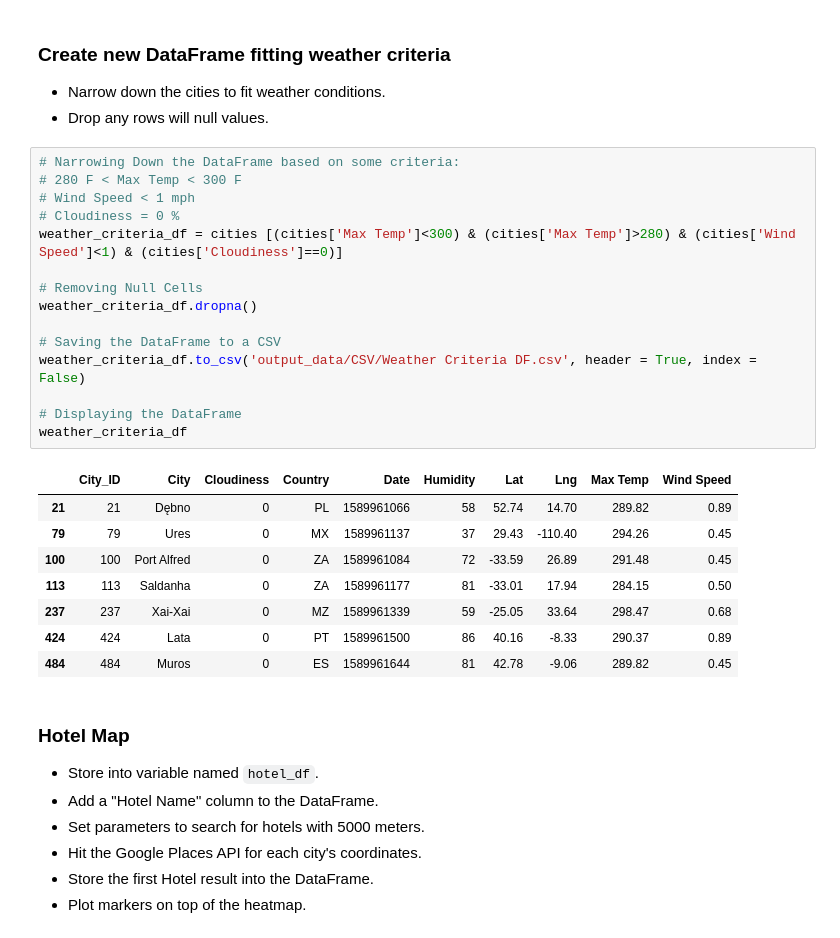
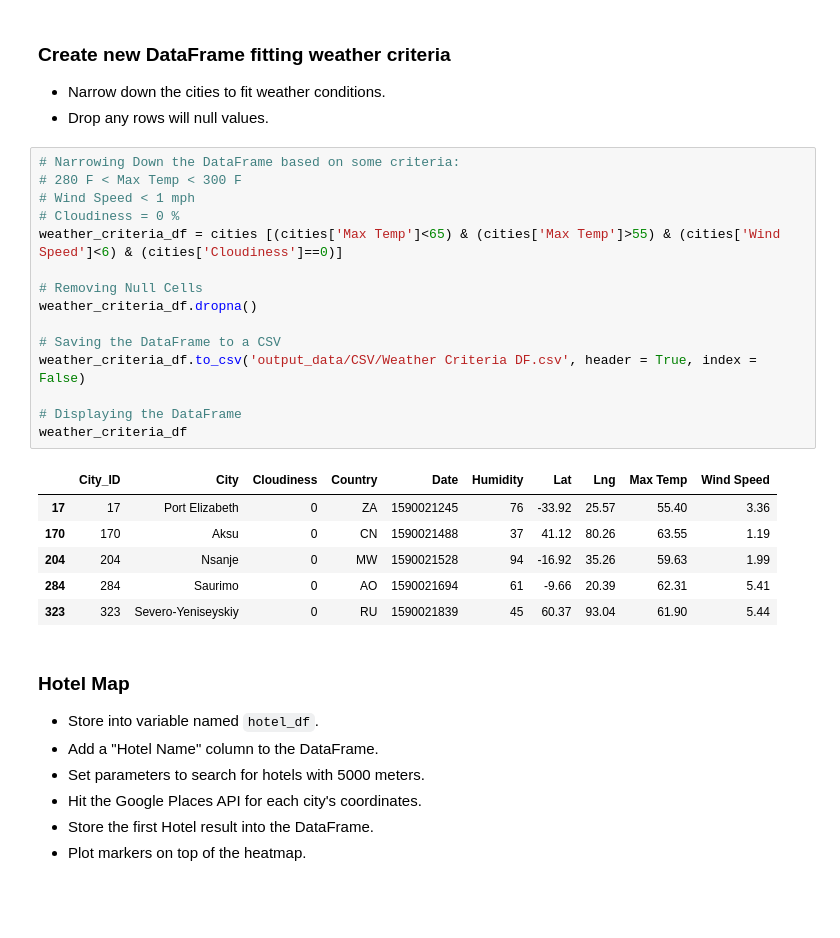
Before and after one commit to maryamtorabikia/python-api-challenge, a Jupyter notebook: WeatherPy/VacationPy.ipynb, the cells around one changed output. Cells and saved outputs as stored; diff of their text form; blank space fills up the shorter version.

```diff
--- a/WeatherPy/VacationPy.ipynb
+++ b/WeatherPy/VacationPy.ipynb
@@ -83,27 +83,25 @@ Figure(layout=FigureLayout(border='1px solid black', height='600px', margin='0 a
 # %%
 # Narrowing Down the DataFrame based on some criteria:
 # 280 F < Max Temp < 300 F
 # Wind Speed < 1 mph
 # Cloudiness = 0 %
-weather_criteria_df = cities [(cities['Max Temp']<300) & (cities['Max Temp']>280) & (cities['Wind Speed']<1) & (cities['Cloudiness']==0)]
+weather_criteria_df = cities [(cities['Max Temp']<65) & (cities['Max Temp']>55) & (cities['Wind Speed']<6) & (cities['Cloudiness']==0)]
 
 # Removing Null Cells
 weather_criteria_df.dropna()
 
 # Saving the DataFrame to a CSV
 weather_criteria_df.to_csv('output_data/CSV/Weather Criteria DF.csv', header = True, index = False)
 
 # Displaying the DataFrame
 weather_criteria_df
 # %% [output]
 |  | City_ID | City | Cloudiness | Country | Date | Humidity | Lat | Lng | Max Temp | Wind Speed |
-| 21 | 21 | Dębno | 0 | PL | 1589961066 | 58 | 52.74 | 14.70 | 289.82 | 0.89 |
-| 79 | 79 | Ures | 0 | MX | 1589961137 | 37 | 29.43 | -110.40 | 294.26 | 0.45 |
-| 100 | 100 | Port Alfred | 0 | ZA | 1589961084 | 72 | -33.59 | 26.89 | 291.48 | 0.45 |
-| 113 | 113 | Saldanha | 0 | ZA | 1589961177 | 81 | -33.01 | 17.94 | 284.15 | 0.50 |
-| 237 | 237 | Xai-Xai | 0 | MZ | 1589961339 | 59 | -25.05 | 33.64 | 298.47 | 0.68 |
-| 424 | 424 | Lata | 0 | PT | 1589961500 | 86 | 40.16 | -8.33 | 290.37 | 0.89 |
-| 484 | 484 | Muros | 0 | ES | 1589961644 | 81 | 42.78 | -9.06 | 289.82 | 0.45 |
+| 17 | 17 | Port Elizabeth | 0 | ZA | 1590021245 | 76 | -33.92 | 25.57 | 55.40 | 3.36 |
+| 170 | 170 | Aksu | 0 | CN | 1590021488 | 37 | 41.12 | 80.26 | 63.55 | 1.19 |
+| 204 | 204 | Nsanje | 0 | MW | 1590021528 | 94 | -16.92 | 35.26 | 59.63 | 1.99 |
+| 284 | 284 | Saurimo | 0 | AO | 1590021694 | 61 | -9.66 | 20.39 | 62.31 | 5.41 |
+| 323 | 323 | Severo-Yeniseyskiy | 0 | RU | 1590021839 | 45 | 60.37 | 93.04 | 61.90 | 5.44 |
 # %% [markdown]
 ### Hotel Map
 * Store into variable named `hotel_df`.
```
Also changed, not shown: parts of 6 cells of this notebook, 20 other files.
